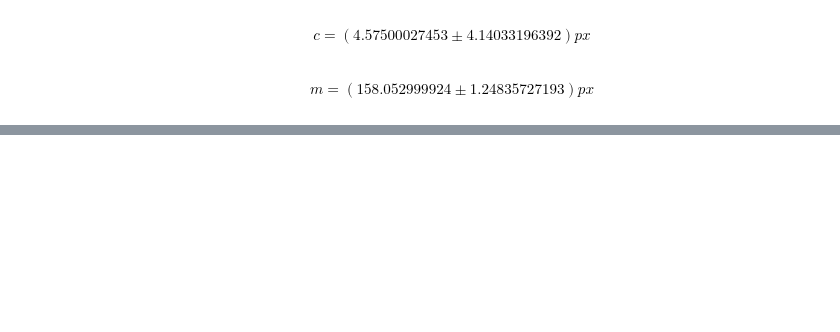
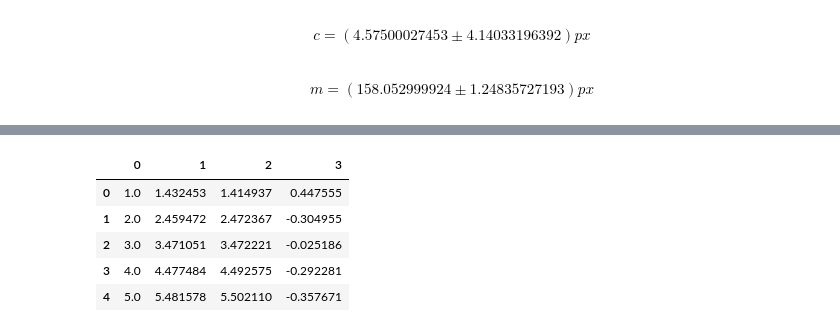
Before and after one commit to acereca/python, a Jupyter notebook: PAP233/233 - Fourieroptik.ipynb, the cells around one changed output, grey strips where cells are left out. Drawn from its saved outputs; the diff is of its cells as text; code cells hidden in the pictures; blank space fills up the shorter version.

```diff
--- a/PAP233/233 - Fourieroptik.ipynb
+++ b/PAP233/233 - Fourieroptik.ipynb
@@ -67,0 +89,11 @@ plt.show()
+# %%
+nn = np.linspace(1,5,5)
+nt = ((nn+.5)*np.pi - 1/((nn+.5)*np.pi))/np.pi
+df(np.array([nn,nt,n,(nt-n)/dn]).T)
+# %% [output]
+|  | 0 | 1 | 2 | 3 |
+| 0 | 1.0 | 1.432453 | 1.414937 | 0.447555 |
+| 1 | 2.0 | 2.459472 | 2.472367 | -0.304955 |
+| 2 | 3.0 | 3.471051 | 3.472221 | -0.025186 |
+| 3 | 4.0 | 4.477484 | 4.492575 | -0.292281 |
+| 4 | 5.0 | 5.481578 | 5.502110 | -0.357671 |
```
Also changed, not shown: parts of 7 cells of this notebook.
